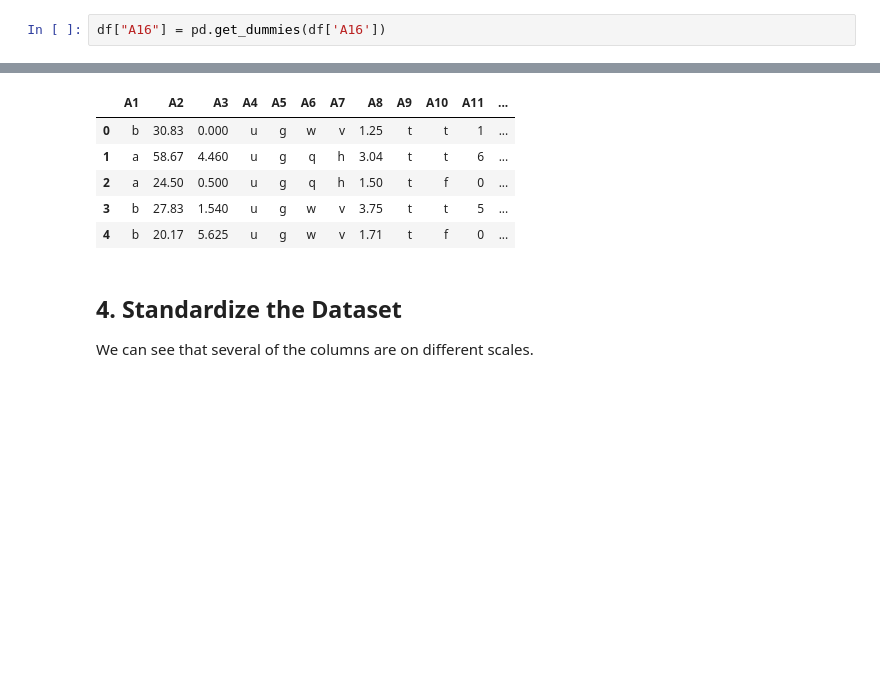
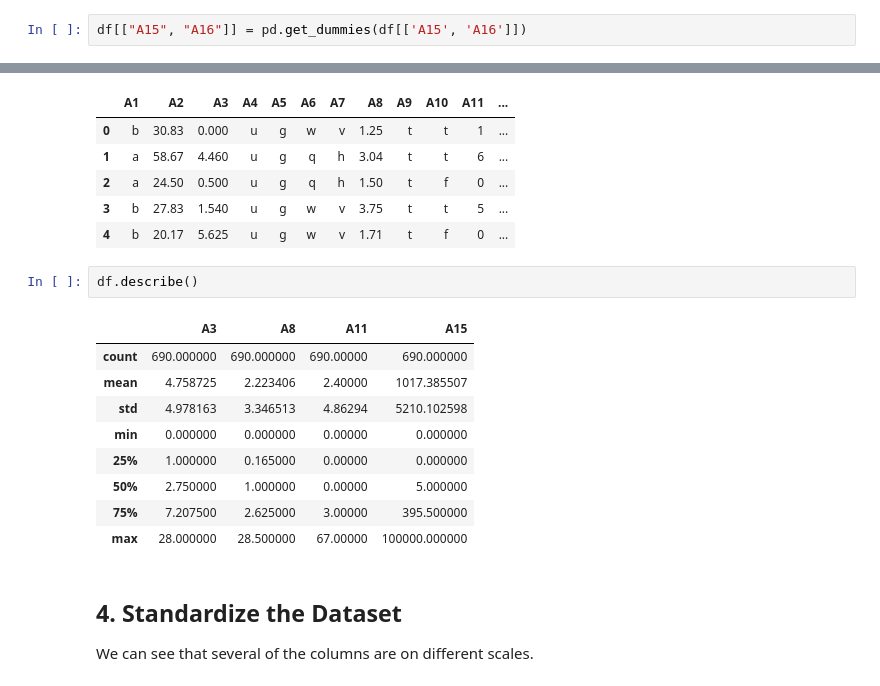
Before and after one commit to summerela/python_data_analysis, a Jupyter notebook: Homework/hw3_answer.py.ipynb, the cells around one changed output, grey strips where cells are left out. Drawn from its saved outputs; the diff is of its cells as text; blank space fills up the shorter version.

```diff
--- a/Homework/hw3_answer.py.ipynb
+++ b/Homework/hw3_answer.py.ipynb
@@ -114,4 +114,4 @@ A16 contains the class labels, which are the target for the dataframe. These can
 
 This would allow us to use this information in a regression, or other machine learning model.
 # %%
-df["A16"] = pd.get_dummies(df['A16'])
+df[["A15", "A16"]] = pd.get_dummies(df[['A15', 'A16']])
@@ -124,6 +126,18 @@ df.head()
 | 2 | a | 24.50 | 0.500 | u | g | q | h | 1.50 | t | f | 0 | ... |
 | 3 | b | 27.83 | 1.540 | u | g | w | v | 3.75 | t | t | 5 | ... |
 | 4 | b | 20.17 | 5.625 | u | g | w | v | 1.71 | t | f | 0 | ... |
+# %%
+df.describe()
+# %% [output]
+|  | A3 | A8 | A11 | A15 |
+| count | 690.000000 | 690.000000 | 690.00000 | 690.000000 |
+| mean | 4.758725 | 2.223406 | 2.40000 | 1017.385507 |
+| std | 4.978163 | 3.346513 | 4.86294 | 5210.102598 |
+| min | 0.000000 | 0.000000 | 0.00000 | 0.000000 |
+| 25% | 1.000000 | 0.165000 | 0.00000 | 0.000000 |
+| 50% | 2.750000 | 1.000000 | 0.00000 | 5.000000 |
+| 75% | 7.207500 | 2.625000 | 3.00000 | 395.500000 |
+| max | 28.000000 | 28.500000 | 67.00000 | 100000.000000 |
 # %% [markdown]
 ## 4. Standardize the Dataset
 We can see that several of the columns are on different scales.
```
Also changed, not shown: parts of 3 cells of this notebook, 5 other files.
